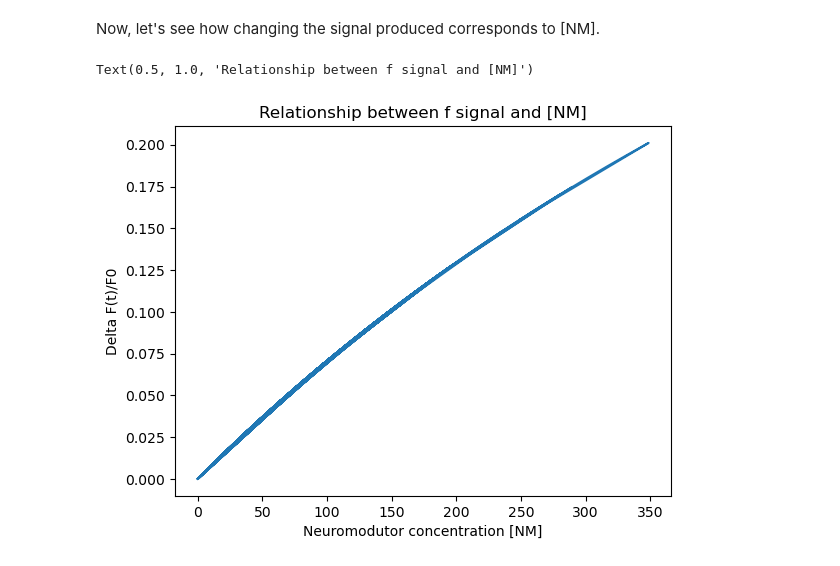
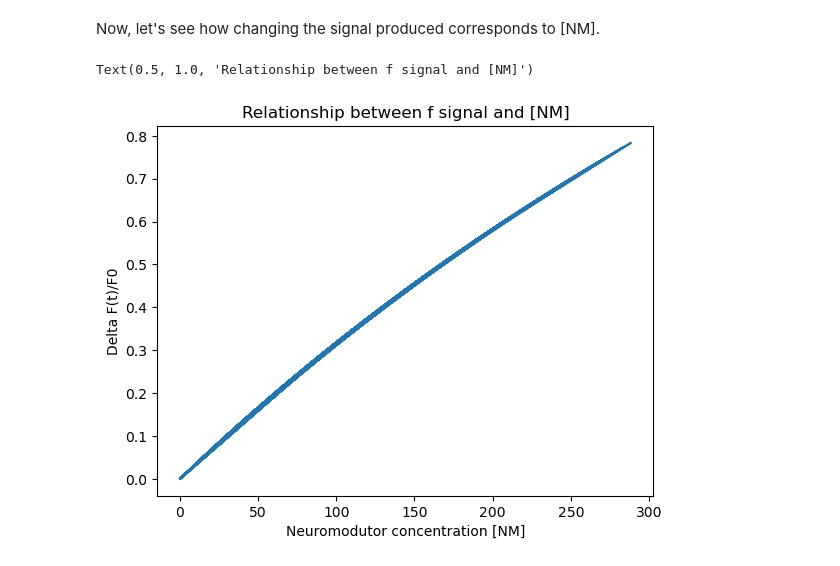
Before and after one commit to BrianNGitahi/NM-Imaging, a Jupyter notebook: Simulation.ipynb, the cells around one changed output. Drawn from its saved outputs; the diff is of its cells as text; code cells hidden in the pictures.

```diff
--- a/Simulation.ipynb
+++ b/Simulation.ipynb
@@ -64,5 +60,5 @@ Now let's visualize our firing neuron to see if we simulated it correctly
 # define the number of timesteps 70 seconds - 70000 milliseconds
 # each timestep / bin is 1 ms wide
 
-firing_neuron = simulate_neuron(70000,1)
+firing_neuron = simulate_neuron(n_timesteps=70000,firing_rate=1)
 # %% [output]
@@ -117,7 +113,7 @@ def simulate_nm_conc(neuron_activity, tau, nm_conc0):
     nm_conc = np.zeros(neuron_activity.size)
 
     # define delta_nm, the increase in [NM] due to a spike
-    # this will be a constant value  -- find the equation that gives this value (maybe eq 9?)
+    # this will be a constant value  -- calculate the amplitude of the exponential function, A
     delta_nm = 100
 
 
@@ -147,7 +143,7 @@ def simulate_nm_conc(neuron_activity, tau, nm_conc0):
     # plot the [NM]
     plt.plot(t,nm_conc)
     plt.xlabel('time (ms)')
-    plt.ylabel('NM concentration')
+    plt.ylabel('Changes in NM concentration')
     plt.title('NM concentration across {} ms'.format(n_timesteps))
     plt.show()
 
@@ -156,3 +176,3 @@ def simulate_nm_conc(neuron_activity, tau, nm_conc0):
 # %%
-nm_conc = simulate_nm_conc(firing_neuron,500,0)
+nm_conc = simulate_nm_conc(firing_neuron,tau=500,nm_conc0=0)
 # %% [output]
@@ -192,13 +226,13 @@ Now, let's simulate the flourescence signal produced by the changes in the neuro
 
 # function takes in 3 constants used in the equation to calculate F from [NM]:
     # 1.The dissociation constant for the NM binding to the sensor,K_D
-    # 2.The fluorescence when sensor is completely unbound to NM, F_max
-    # 3.The fluorescence when sensor is completely bound to NM
+    # 2.The fluorescence when sensor is completely bound to NM, F_max (positive sensor)
+    # 3.The fluorescence when sensor is completely unbound to NM
 
 def simulate_flourescence_signal(K_D, F_max, F_min, nm_conc):
 
     # define K_D prime as
-    K_Dp = K_D*(F_max/F_min)
+    K_Dp = K_D*(F_min/F_max)
 
     # the initial/steady state concentration, [NM]i,0, of the neuromdultor
     # CONFIRM VALUE FROM KENTA
@@ -235,13 +269,11 @@ Now, let's see how changing the signal produced corresponds to [NM].
 # %%
 # plot the delta f vs the concentration
 
-# here I've made a correction: the f values were negative(probably because of some constant)
-# so i plotted -f
 
-plt.plot(nm_conc,-f_signal)
+plt.plot(nm_conc,f_signal)
 plt.xlabel('Neuromodutor concentration [NM]')
 plt.ylabel('Delta F(t)/F0')
 plt.title('Relationship between f signal and [NM]')
 # %% [output]
 Text(0.5, 1.0, 'Relationship between f signal and [NM]')
-[figure, old version]
+[figure, new version]
```
Also changed, not shown: parts of 13 cells of this notebook.
